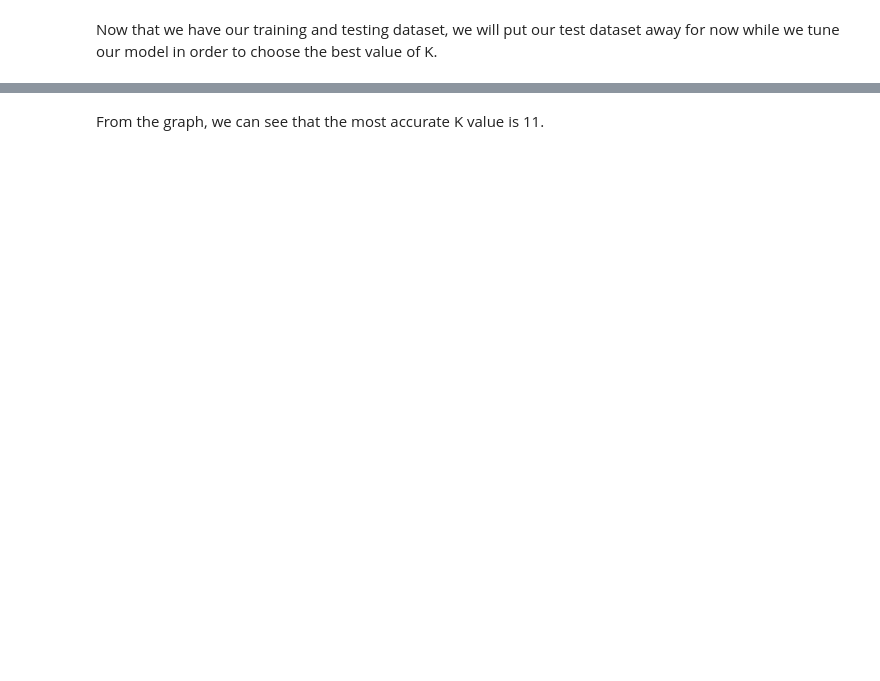
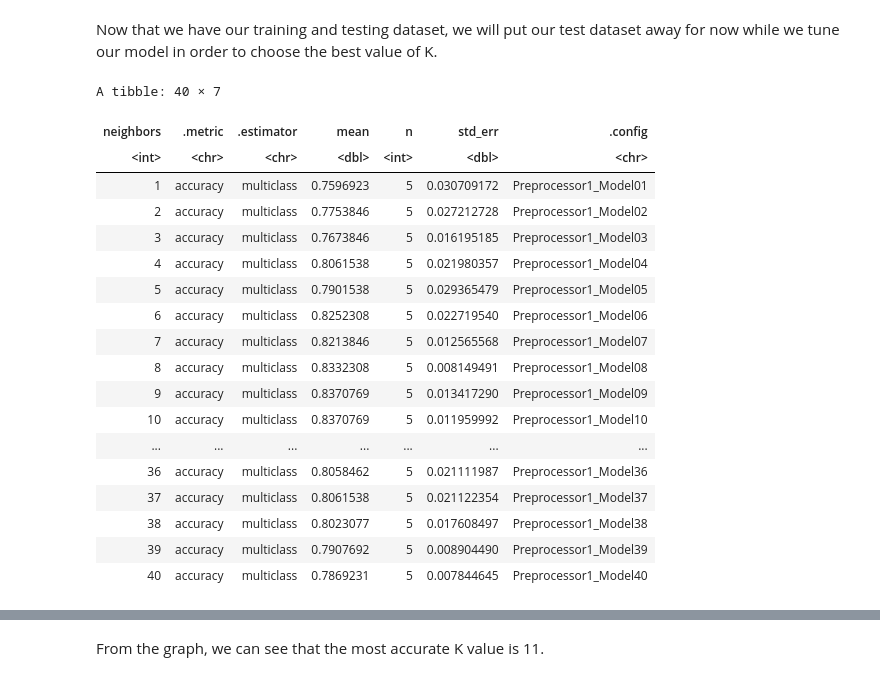
Before and after one commit to lucyzyl/dsci_100_007_group07, a Jupyter notebook: report.ipynb, the cells around one changed output, grey strips where cells are left out. Saved outputs shown, nothing was run; the diff lists cells and outputs as text; code cells hidden in the pictures; blank space fills up the shorter version.

```diff
--- a/report.ipynb
+++ b/report.ipynb
@@ -119,29 +149,49 @@ Now that we have our training and testing dataset, we will put our test dataset
 # %%
 set.seed(102)
 # Create a 5-fold cross validation object
 user_vfold <- vfold_cv(user_train, v = 5, strata = UNS)
 
 # Create a recipe for the training set and standardize the data
-user_recipe <- recipe(UNS ~ PEG, SCG, STG, LPR, STR, data = user_train) |>
+user_recipe <- recipe(UNS ~ PEG, SCG, STG, LPR, data = user_train) |>
     step_scale(all_predictors()) |>
     step_center(all_predictors())
 
 # Create a knn model specification
  knn_spec <- nearest_neighbor(weight_func = "rectangular", neighbors = tune()) |>
      set_engine("kknn") |>
      set_mode("classification")
 
 # Fit the knn model into a workflow with a range of possible K values
  k_vals <- tibble(neighbors = seq (from = 1, to = 40))
 
  knn_results <- workflow() |>
      add_recipe(user_recipe) |>
      add_model(knn_spec) |>
      tune_grid(resamples = user_vfold, grid = k_vals) |>
     collect_metrics() |>
     filter(.metric == "accuracy")
 
 knn_results
+# %% [output]
+A tibble: 40 × 7
+| neighbors | .metric | .estimator | mean | n | std_err | .config |
+| <int> | <chr> | <chr> | <dbl> | <int> | <dbl> | <chr> |
+| 1 | accuracy | multiclass | 0.7596923 | 5 | 0.030709172 | Preprocessor1_Model01 |
+| 2 | accuracy | multiclass | 0.7753846 | 5 | 0.027212728 | Preprocessor1_Model02 |
+| 3 | accuracy | multiclass | 0.7673846 | 5 | 0.016195185 | Preprocessor1_Model03 |
+| 4 | accuracy | multiclass | 0.8061538 | 5 | 0.021980357 | Preprocessor1_Model04 |
+| 5 | accuracy | multiclass | 0.7901538 | 5 | 0.029365479 | Preprocessor1_Model05 |
+| 6 | accuracy | multiclass | 0.8252308 | 5 | 0.022719540 | Preprocessor1_Model06 |
+| 7 | accuracy | multiclass | 0.8213846 | 5 | 0.012565568 | Preprocessor1_Model07 |
+| 8 | accuracy | multiclass | 0.8332308 | 5 | 0.008149491 | Preprocessor1_Model08 |
+| 9 | accuracy | multiclass | 0.8370769 | 5 | 0.013417290 | Preprocessor1_Model09 |
+| 10 | accuracy | multiclass | 0.8370769 | 5 | 0.011959992 | Preprocessor1_Model10 |
+| ... | ... | ... | ... | ... | ... | ... |
+| 36 | accuracy | multiclass | 0.8058462 | 5 | 0.021111987 | Preprocessor1_Model36 |
+| 37 | accuracy | multiclass | 0.8061538 | 5 | 0.021122354 | Preprocessor1_Model37 |
+| 38 | accuracy | multiclass | 0.8023077 | 5 | 0.017608497 | Preprocessor1_Model38 |
+| 39 | accuracy | multiclass | 0.7907692 | 5 | 0.008904490 | Preprocessor1_Model39 |
+| 40 | accuracy | multiclass | 0.7869231 | 5 | 0.007844645 | Preprocessor1_Model40 |
 # %%
 set.seed(102)
 accuracies_plot <- knn_results |>
```
Also changed, not shown: parts of 4 cells of this notebook.
